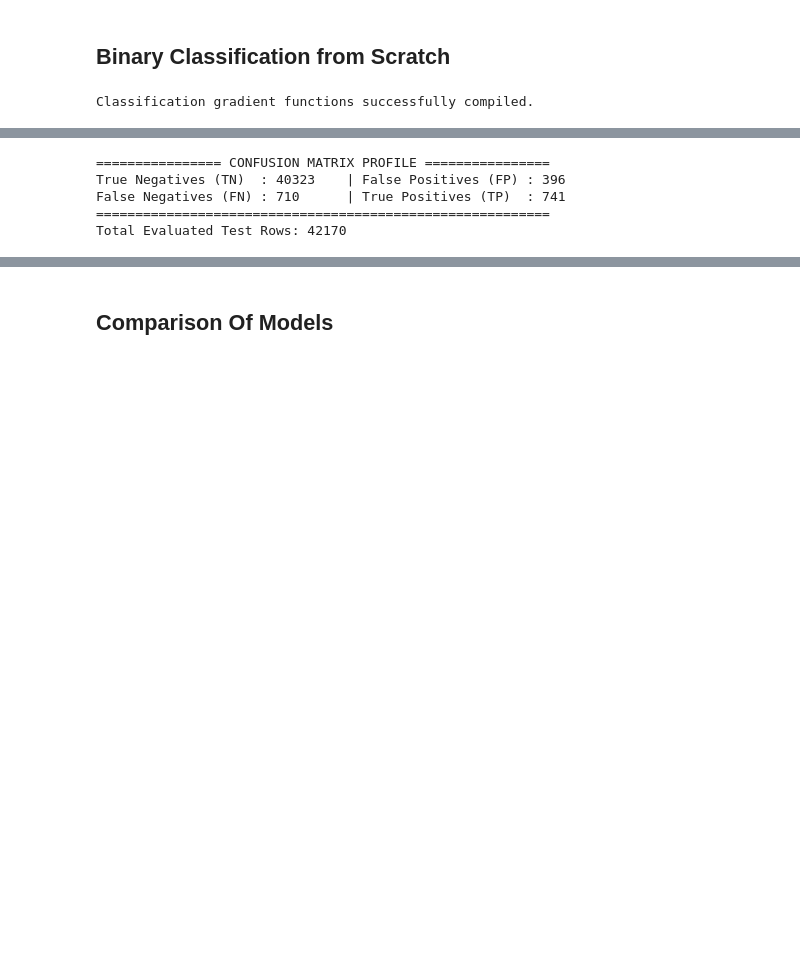
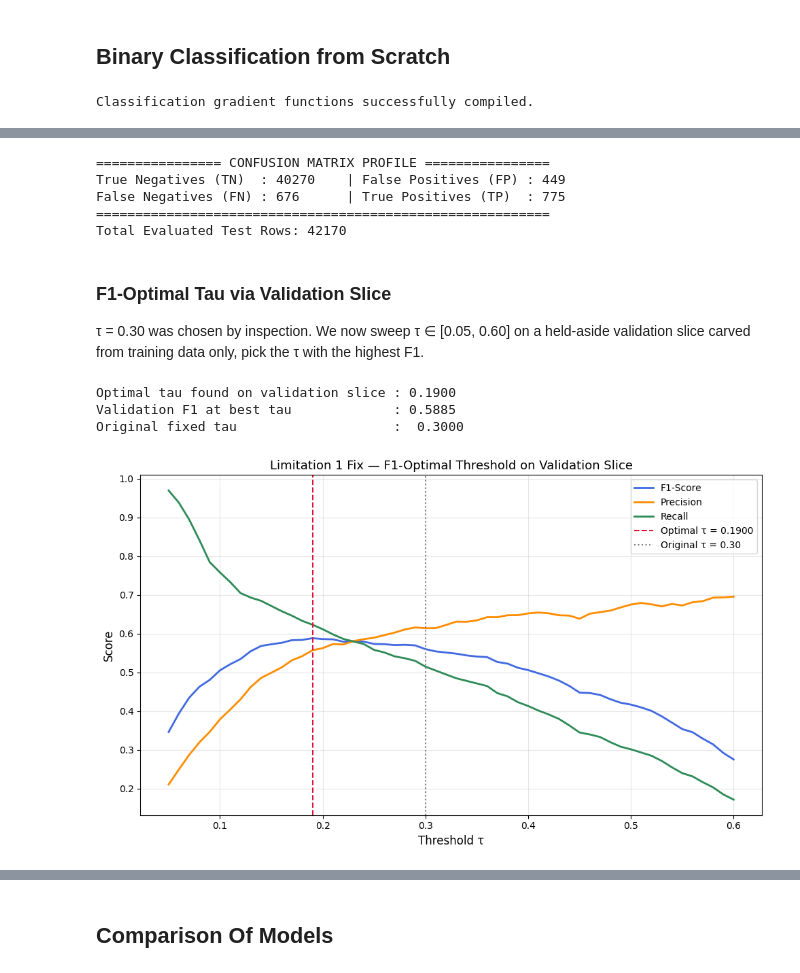
Before and after one commit to santanusamantads/indian-ecommerce-logistics-edd-v2, a Jupyter notebook: indian-ecommerce-logistics-edd-v2.ipynb, the cells around one changed output, grey strips where cells are left out. Saved outputs shown, nothing was run; the diff lists cells and outputs as text; code cells hidden in the pictures; blank space fills up the shorter version.

```diff
--- a/indian-ecommerce-logistics-edd-v2.ipynb
+++ b/indian-ecommerce-logistics-edd-v2.ipynb
@@ -643,7 +642,7 @@ def logistic_regression(X_tr, y_tr, X_te, y_te, learning_rate=0.05, epochs=1500)
 # %%
 # Executing your custom classification optimization loop
 w_clf, b_clf, train_losses_clf, test_losses_clf = logistic_regression(
-    X_train, y_train_clf, X_test, y_test_clf, learning_rate=0.1, epochs=1000
+    X_train, y_train_clf, X_test, y_test_clf, learning_rate=0.1, epochs=1500
 )
 # %% [output]
 Initializing Logistic Regression model pipeline... Features: 40
@@ -693,7 +695,75 @@ print("==========================================================")
 print(f"Total Evaluated Test Rows: {int(TN + FP + FN + TP)}")
 # %% [output]
 ================ CONFUSION MATRIX PROFILE ================
-True Negatives (TN)  : 40323    | False Positives (FP) : 396
-False Negatives (FN) : 710      | True Positives (TP)  : 741
+True Negatives (TN)  : 40270    | False Positives (FP) : 449
+False Negatives (FN) : 676      | True Positives (TP)  : 775
 ==========================================================
 Total Evaluated Test Rows: 42170
+# %% [markdown]
+###  F1-Optimal Tau via Validation Slice
+
+τ = 0.30 was chosen by inspection. We now sweep τ ∈ [0.05, 0.60] on a held-aside
+validation slice carved from training data only, pick the τ with the highest F1.
+# %%
+# F1-Optimal Threshold via Validation Precision-Recall Sweep
+
+# Carve a 10 % internal validation slice from the training block (no test data touched)
+val_cut_tau = int(0.90 * len(X_train))
+X_val_tau   = X_train[val_cut_tau:]
+y_val_tau   = y_train_clf[val_cut_tau:]
+
+# Retrieve probabilities on that slice using the already-trained w_clf / b_clf
+z_val_tau  = np.dot(X_val_tau, w_clf) + b_clf
+y_prob_val = sigmoid(z_val_tau)
+
+# Sweep candidate thresholds and compute F1 at each
+tau_candidates  = np.linspace(0.05, 0.60, 56)
+val_f1_scores   = []
+val_prec_scores = []
+val_rec_scores  = []
+
+for tau in tau_candidates:
+
+    preds_val = (y_prob_val >= tau).astype(np.float64)
+
+    tp_v = np.sum((preds_val == 1) & (y_val_tau == 1))
+    fp_v = np.sum((preds_val == 1) & (y_val_tau == 0))
+    fn_v = np.sum((preds_val == 0) & (y_val_tau == 1))
+
+    prec_v = tp_v / (tp_v + fp_v) if (tp_v + fp_v) > 0 else 0.0
+    rec_v  = tp_v / (tp_v + fn_v) if (tp_v + fn_v) > 0 else 0.0
+    f1_v   = 2 * prec_v * rec_v / (prec_v + rec_v) if (prec_v + rec_v) > 0 else 0.0
+
+    val_f1_scores.append(f1_v)
+    val_prec_scores.append(prec_v)
+    val_rec_scores.append(rec_v)
+
+best_tau_idx = int(np.argmax(val_f1_scores))
+best_tau     = tau_candidates[best_tau_idx]
+best_val_f1  = val_f1_scores[best_tau_idx]
+
+print(f"Optimal tau found on validation slice : {best_tau:.4f}")
+print(f"Validation F1 at best tau             : {best_val_f1:.4f}")
+print(f"Original fixed tau                    :  0.3000")
+# %% [output]
+Optimal tau found on validation slice : 0.1900
+Validation F1 at best tau             : 0.5885
+Original fixed tau                    :  0.3000
+# %%
+# F1, Precision, Recall vs Tau — Validation Slice
+
+plt.figure(figsize=(10, 6))
+plt.plot(tau_candidates, val_f1_scores,   color='royalblue',  lw=2, label='F1-Score')
+plt.plot(tau_candidates, val_prec_scores, color='darkorange', lw=2, label='Precision')
+plt.plot(tau_candidates, val_rec_scores,  color='seagreen',   lw=2, label='Recall')
+plt.axvline(best_tau, color='crimson', ls='--', lw=1.5, label=f'Optimal τ = {best_tau:.4f}')
+plt.axvline(0.30,     color='gray',   ls=':',  lw=1.5, label='Original τ = 0.30')
+plt.xlabel('Threshold τ', fontsize=12)
+plt.ylabel('Score', fontsize=12)
+plt.title('Limitation 1 Fix — F1-Optimal Threshold on Validation Slice', fontsize=13)
+plt.legend()
+plt.grid(True, alpha=0.3)
+plt.tight_layout()
+plt.show()
+# %% [output]
+[figure, added]
```
Also changed, not shown: parts of 17 cells of this notebook.
